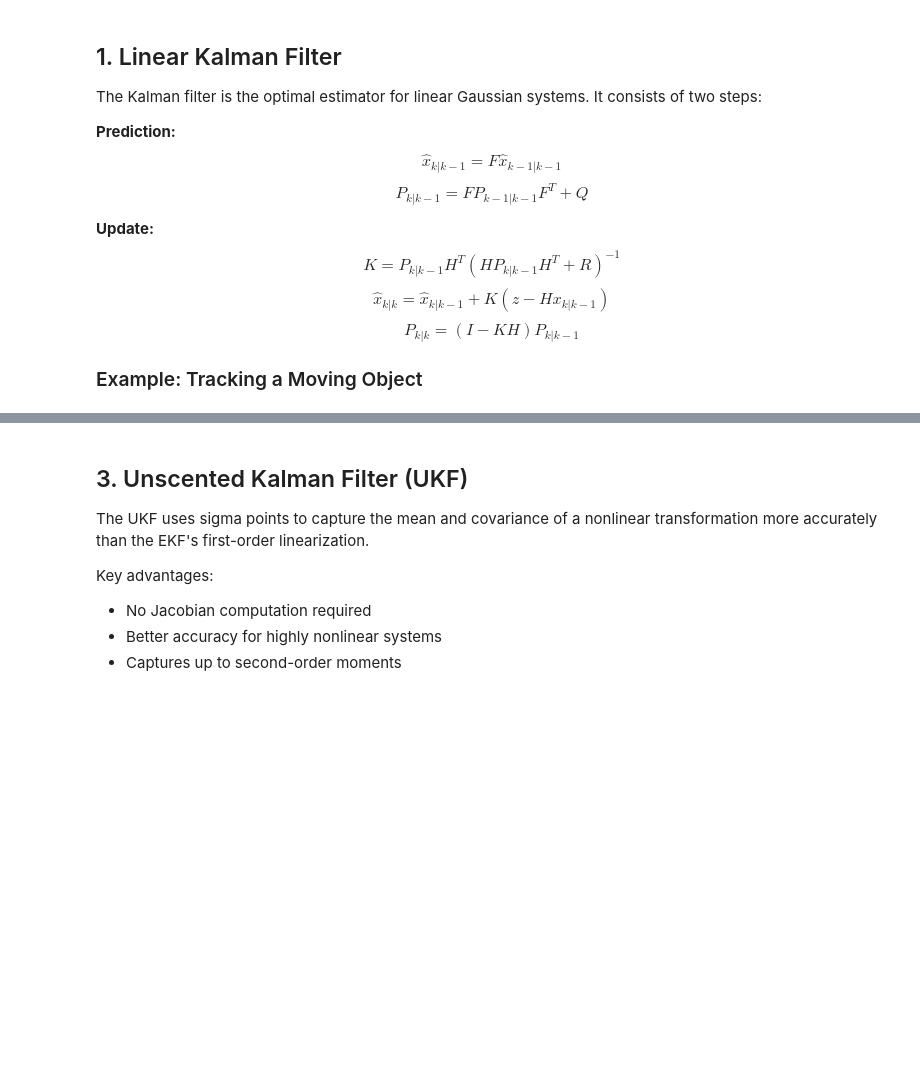
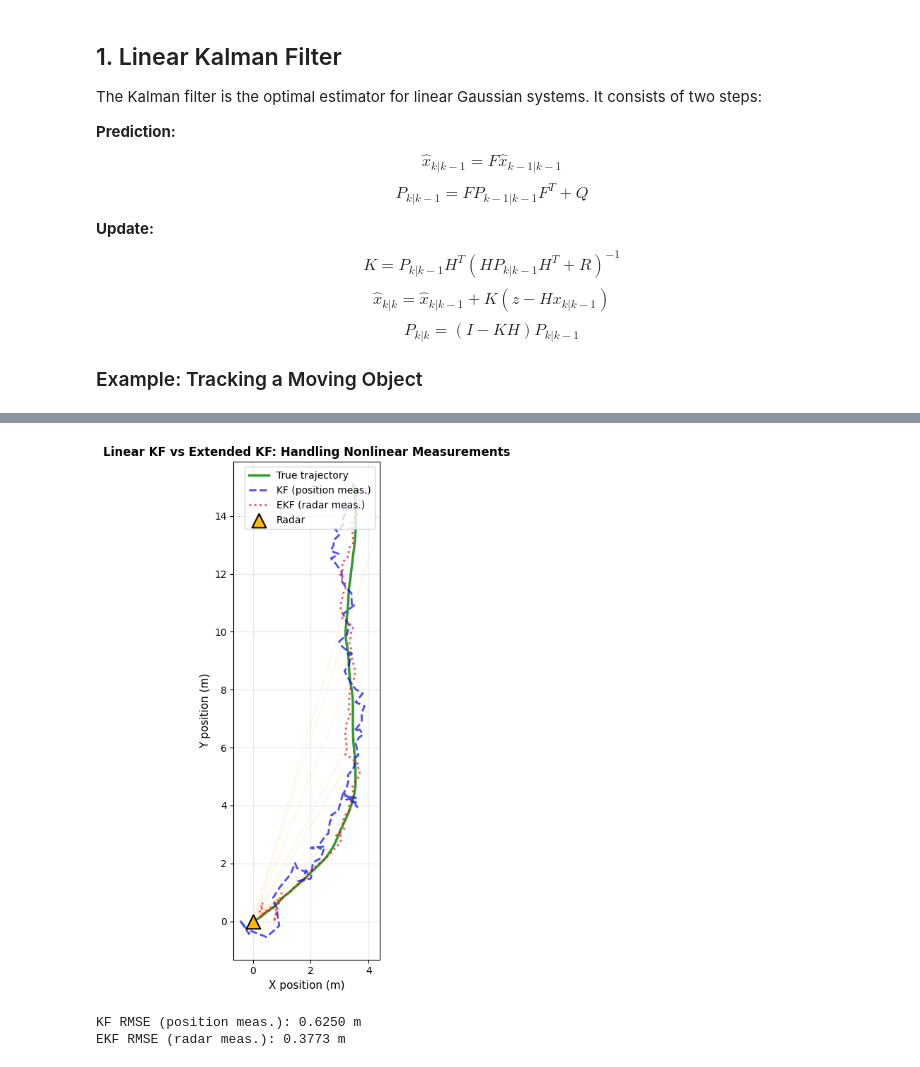
Before and after one commit to nedonatelli/TCL, a Jupyter notebook: docs/notebooks/01_kalman_filters.ipynb, the cells around one changed output, grey strips where cells are left out. Cells and saved outputs as stored; diff of their text form; code cells hidden in the pictures; blank space fills up the shorter version.

```diff
--- a/docs/notebooks/01_kalman_filters.ipynb
+++ b/docs/notebooks/01_kalman_filters.ipynb
@@ -256,49 +374,59 @@ print(f"True final position: ({true_states[-1, 0]:.2f}, {true_states[-1, 2]:.2f}
 # %%
 # Compare KF (with position measurements) vs EKF (with radar measurements)
 fig = go.Figure()
 
+# Plot trajectories
 fig.add_trace(
     go.Scatter(x=true_states[:, 0], y=true_states[:, 2], mode='lines',
-               name='True trajectory', line=dict(color='#00ff88', width=2))
+               name='True trajectory', line=dict(color='#00ff88', width=2.5))
 )
 fig.add_trace(
     go.Scatter(x=estimates[:, 0], y=estimates[:, 2], mode='lines',
-               name='KF (position meas.)', line=dict(color='#00d4ff', width=1.5, dash='dash'))
+               name='KF (position meas.)', line=dict(color='#00d4ff', width=2, dash='dash'))
 )
 fig.add_trace(
     go.Scatter(x=ekf_estimates[:, 0], y=ekf_estimates[:, 2], mode='lines',
-               name='EKF (radar meas.)', line=dict(color='#ff4757', width=1.5, dash='dot'))
+               name='EKF (radar meas.)', line=dict(color='#ff4757', width=2, dash='dot'))
 )
 
-# Plot radar measurement rays (every 10th)
+# Plot radar position at origin
+fig.add_trace(
+    go.Scatter(x=[0], y=[0], mode='markers', name='Radar',
+               marker=dict(color='#ffb800', size=15, symbol='triangle-up',
+                          line=dict(color='white', width=2)))
+)
+
+# Plot radar measurement rays (every 10th measurement)
 for i in range(0, len(radar_measurements), 10):
     r, theta = radar_measurements[i]
+    ray_end_x = r * np.cos(theta)
+    ray_end_y = r * np.sin(theta)
     fig.add_trace(
-        go.Scatter(x=[0, r*np.cos(theta)], y=[0, r*np.sin(theta)], mode='lines',
-                   line=dict(color='rgba(255,255,255,0.2)', width=0.5),
+        go.Scatter(x=[0, ray_end_x], y=[0, ray_end_y], mode='lines',
+                   line=dict(color='rgba(255, 183, 0, 0.15)', width=0.8),
                    showlegend=False, hoverinfo='skip')
     )
 
-fig.add_trace(
-    go.Scatter(x=[0], y=[0], mode='markers', name='Radar',
-               marker=dict(color='#ffb800', size=12, symbol='triangle-up'))
+fig.update_layout(
+    template=dark_template,
+    title='Linear KF vs Extended KF: Handling Nonlinear Measurements',
+    xaxis_title='X position (m)',
+    yaxis_title='Y position (m)',
+    height=550,
+    showlegend=True,
+    yaxis=dict(scaleanchor='x', scaleratio=1)
 )
 
-fig.update_layout(
-    template=dark_template,
-    title='Linear KF vs Extended KF Comparison',
-    xaxis_title='X position (m)',
-    yaxis_title='Y position (m)',
-    height=500,
-    yaxis=dict(scaleanchor='x', scaleratio=1)
-)
 fig.show()
+
+# Print comparison
+ekf_pos_error = np.sqrt((ekf_estimates[1:, 0] - true_states[1:, 0])**2 +
+                         (ekf_estimates[1:, 2] - true_states[1:, 2])**2)
+kf_pos_error = np.sqrt((estimates[1:, 0] - true_states[1:, 0])**2 +
+                        (estimates[1:, 2] - true_states[1:, 2])**2)
+print(f"KF RMSE (position meas.): {np.sqrt(np.mean(kf_pos_error**2)):.4f} m")
+print(f"EKF RMSE (radar meas.): {np.sqrt(np.mean(ekf_pos_error**2)):.4f} m")
+# %% [output]
+[figure, added]
+KF RMSE (position meas.): 0.6250 m
+EKF RMSE (radar meas.): 0.3773 m
-# %% [markdown]
-## 3. Unscented Kalman Filter (UKF)
-
-The UKF uses sigma points to capture the mean and covariance of a nonlinear transformation more accurately than the EKF's first-order linearization.
-
-Key advantages:
-- No Jacobian computation required
-- Better accuracy for highly nonlinear systems
-- Captures up to second-order moments
```
Also changed, not shown: parts of 23 cells of this notebook, 16 other files.
